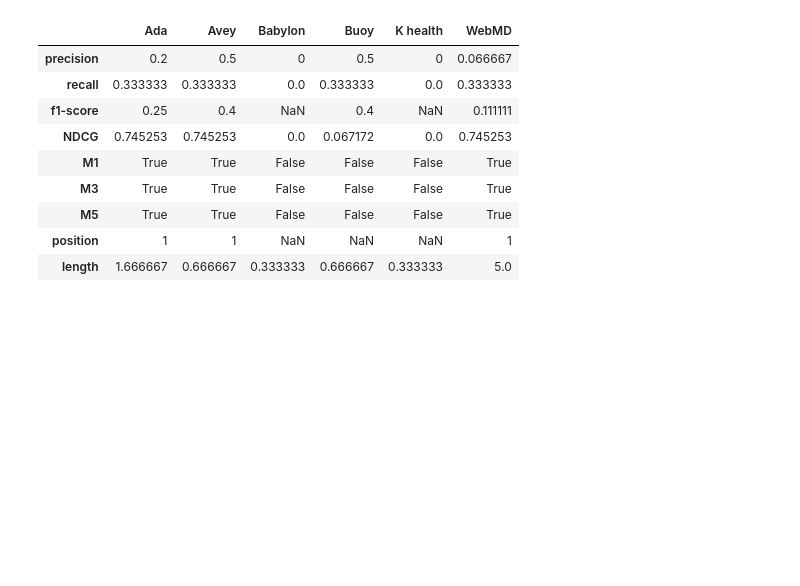
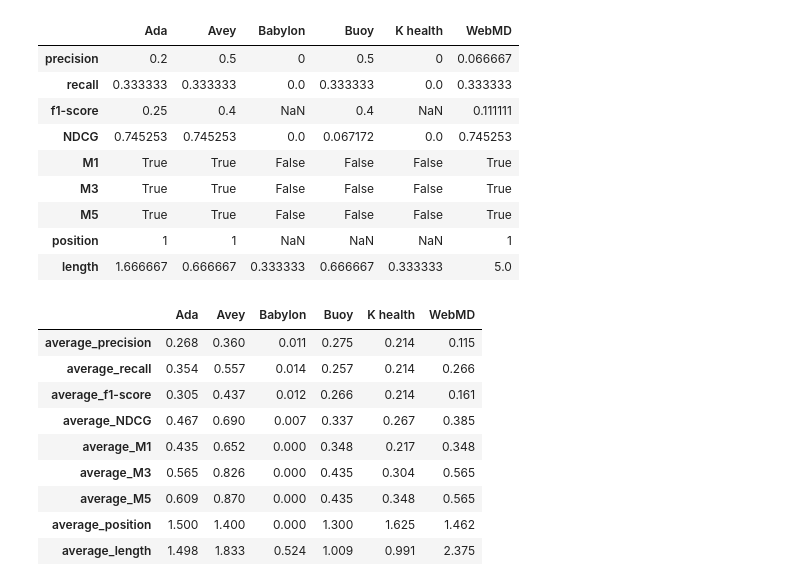
Before and after one commit to rimads/avey-paper, a Jupyter notebook: main.ipynb, the cells around one changed output. Cells and saved outputs as stored; diff of their text form; code cells hidden in the pictures; blank space fills up the shorter version.

```diff
--- a/main.ipynb
+++ b/main.ipynb
@@ -226,3 +224,47 @@ getScoresCase(cases['89'])
 | M5 | True | True | False | False | False | True |
 | position | 1 | 1 | NaN | NaN | NaN | 1 |
 | length | 1.666667 | 0.666667 | 0.333333 | 0.666667 | 0.333333 | 5.0 |
+# %%
+def getAverage(scores, row: int, col: int) -> float:
+    values = []
+    for id, score in scores.items():
+        if not math.isnan(score.iloc[row, col]):
+            values.append(score.iloc[row, col])
+
+    return 0 if not values else round(sum(values)/len(values), 3)
+
+
+averageScores = pd.DataFrame(
+    [
+        [
+            getAverage(scores, row, col)
+            for col in range(len(next(iter(scores.values())).columns))
+        ]
+        for row in range(9)
+    ],
+    columns=next(iter(scores.values())).columns,
+    index=[
+        f"average_{x}" for x in [
+            "precision", "recall", "f1-score", "NDCG", "M1", "M3", "M5", "position", "length"
+        ]
+    ]
+)
+
+#ignore nan for recall
+for col in next(iter(scores.values())).columns:
+    p = averageScores.loc["average_precision", col]
+    r = averageScores.loc["average_recall", col]
+    averageScores.loc["average_f1-score", col] = round(2*p*r/(p+r), 3)
+
+averageScores
+# %% [output]
+|  | Ada | Avey | Babylon | Buoy | K health | WebMD |
+| average_precision | 0.268 | 0.360 | 0.011 | 0.275 | 0.214 | 0.115 |
+| average_recall | 0.354 | 0.557 | 0.014 | 0.257 | 0.214 | 0.266 |
+| average_f1-score | 0.305 | 0.437 | 0.012 | 0.266 | 0.214 | 0.161 |
+| average_NDCG | 0.467 | 0.690 | 0.007 | 0.337 | 0.267 | 0.385 |
+| average_M1 | 0.435 | 0.652 | 0.000 | 0.348 | 0.217 | 0.348 |
+| average_M3 | 0.565 | 0.826 | 0.000 | 0.435 | 0.304 | 0.565 |
+| average_M5 | 0.609 | 0.870 | 0.000 | 0.435 | 0.348 | 0.565 |
+| average_position | 1.500 | 1.400 | 0.000 | 1.300 | 1.625 | 1.462 |
+| average_length | 1.498 | 1.833 | 0.524 | 1.009 | 0.991 | 2.375 |
```
Also changed, not shown: parts of 2 cells of this notebook.
